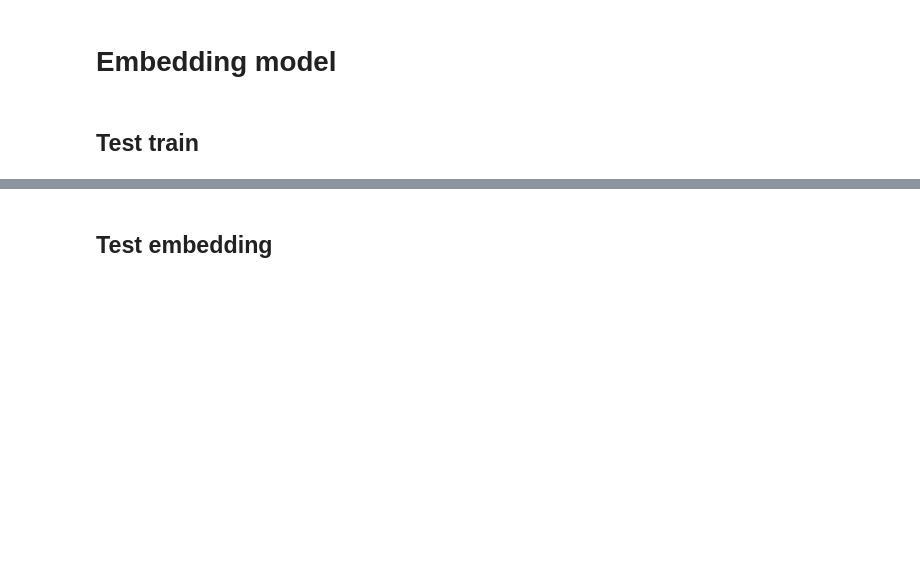
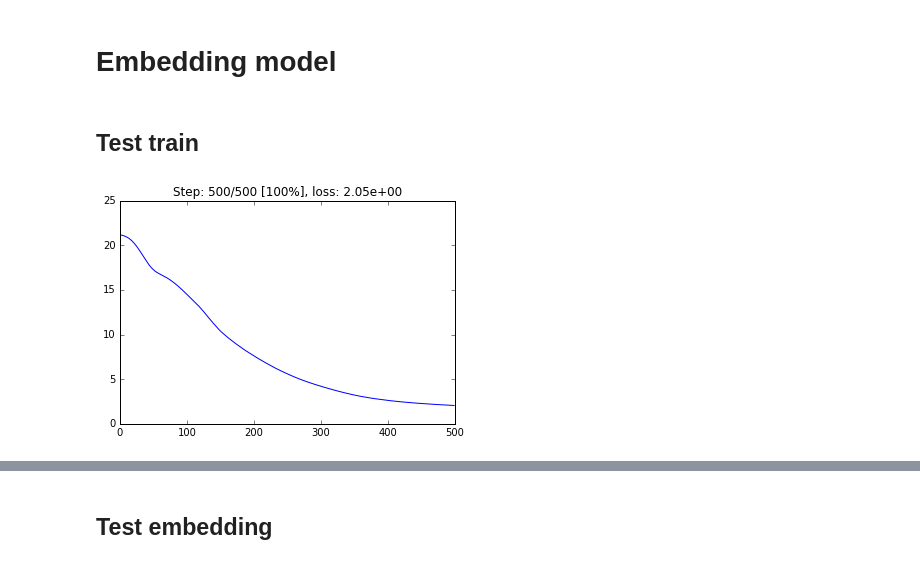
Before and after one commit to RomanKoshelev/deepcoins, a Jupyter notebook: embedding_model.ipynb, the cells around one changed output, grey strips where cells are left out. Cells and saved outputs as stored; diff of their text form; code cells hidden in the pictures; blank space fills up the shorter version.

Commit message:
refactored embedding model

```diff
--- a/embedding_model.ipynb
+++ b/embedding_model.ipynb
@@ -21,12 +22,11 @@ global_run_tests = _embmod_grt
 _embed_model = None
 # %%
 class EmbeddingModel():
-    GpuMemoryFraction = .9
+    GpuMemoryFraction = 1.
 
-    def __init__(self, dataset, embed_dims, batch_size):
+    def __init__(self, dataset, embed_dims):
         self.data       = dataset
         self.embed_dims = embed_dims
-        self.batch_size = batch_size
         self._session   = None
         self._graph     = None
         self._is_loaded = False
@@ -44,10 +44,10 @@ class EmbeddingModel():
             return tf.layers.max_pooling2d(l, pool_size=[2, 2], strides=2)
 
         l = images
+        l = conv2d_maxpool(l, 4)
+        l = conv2d_maxpool(l, 8)
+        l = conv2d_maxpool(l, 10)
         l = conv2d_maxpool(l, 16)
-        l = conv2d_maxpool(l, 32)
-        l = conv2d_maxpool(l, 64)
-        l = conv2d_maxpool(l, 128)
         l = tf.contrib.layers.flatten(l)
         l = tf.layers.dense(l, units=300, activation=tf.nn.relu)
         l = tf.layers.dense(l, units=out_dim)
@@ -70,21 +70,21 @@ class EmbeddingModel():
         C = tf.reduce_mean(P * C) * 10000000
         return C
 
-    def build(self, joint_probs):
+    def build(self, joint_similarity):
         assert self.data.data_size>0, "Model data is not loaded"
         tf.reset_default_graph()
         self._graph = tf.Graph()
         image_shape = self.data.image_shape
         data_size   = self.data.data_size
-        self.joint_probs = joint_probs
+        self.joint_similarity = joint_similarity
         with self._graph.as_default(), tf.name_scope('embedding'), tf.device('/gpu:0'):
             # placeholders
             self.images_pl  = tf.placeholder(dtype=tf.float32, shape=[None,]+image_shape, name='images')
-            self.probs_pl   = tf.placeholder(dtype=tf.float32, shape=self.joint_probs.shape[-2:], name='probs')
+            self.sim_pl     = tf.placeholder(dtype=tf.float32, shape=self.joint_similarity.shape, name='sim')
             self.lr_pl      = tf.placeholder(dtype=tf.float32, name='lr')
             # operations
             self.embed_op   = self._embedding_nn(self.images_pl, self.embed_dims)
-            self.loss_op    = self.tsne_loss(self.probs_pl, self.batch_size, self.embed_dims, self.embed_op)
+            self.loss_op    = self.tsne_loss(self.sim_pl, data_size, self.embed_dims, self.embed_op)
             self.train_op   = tf.train.AdamOptimizer(1e-4).minimize(self.loss_op)
             self.init_op    = tf.global_variables_initializer()
         self._is_built = True
@@ -98,22 +98,12 @@ class EmbeddingModel():
         self._session = tf.Session(graph=self._graph, config=tf.ConfigProto(gpu_options=gpu_options))
         self._session.run(self.init_op)
 
-        def get_next_batch(i, bs):
-            imgs = self.data.train_images[i:i+bs]
-            i = i + bs
-            if i >= self.data.data_size:
-                i = 0
-            return i, imgs
-
         try:
-            losses   = []
-            i = 0
+            losses = []
             for step in range(step_num):
-                pi = i//self.batch_size
-                i, images = get_next_batch(i, self.batch_size)
                 _, loss = self._session.run([self.train_op, self.loss_op], feed_dict={
-                    self.images_pl: images,
-                    self.probs_pl : self.joint_probs[pi],
+                    self.images_pl: self.data.train_images,
+                    self.sim_pl   : self.joint_similarity,
                     self.lr_pl    : learning_rate,
                 })
                 losses.append(loss)
@@ -125,7 +115,7 @@ class EmbeddingModel():
 
     def embed_images(self, imgs):
         embeds = np.zeros(shape=[len(imgs), self.embed_dims])
-        bs = min(len(imgs), self.batch_size)
+        bs = min(len(imgs), 100)
         for i in range(len(imgs)//bs):
             batch = imgs[i*bs:(i+1)*bs,:]
             embeds[i*bs:(i+1)*bs,:] = self._session.run(self.embed_op, feed_dict = {self.images_pl : batch})
@@ -135,25 +125,26 @@ class EmbeddingModel():
 # %%
 %%time
 def test_train_model(image_shape, step_num, learning_rate, embed_dims):
     joint_similarity = np.load("data/joint_similarity.npy")
     plt.imshow(joint_similarity**.1, cmap='gray')
     plt.show()
 
     data_size  = len(joint_similarity)
     batch_size = data_size
 
     data = Dataset(image_shape)
     data.load(_dataset_path, data_size)
 
-    model = EmbeddingModel(data, embed_dims, batch_size)
-    model.build([joint_probs])
+    model = EmbeddingModel(data, embed_dims)
+    model.build(joint_similarity)
     model.train(step_num)
     return model
 
 if global_run_tests:
     _emb_model = test_train_model(
         image_shape   = [128,128,1],
         step_num      = 500,
         learning_rate = 1e-4,
         embed_dims    = 30)
 # %% [output]
+[figure, added]
```
Also changed, not shown: parts of 3 cells of this notebook.
